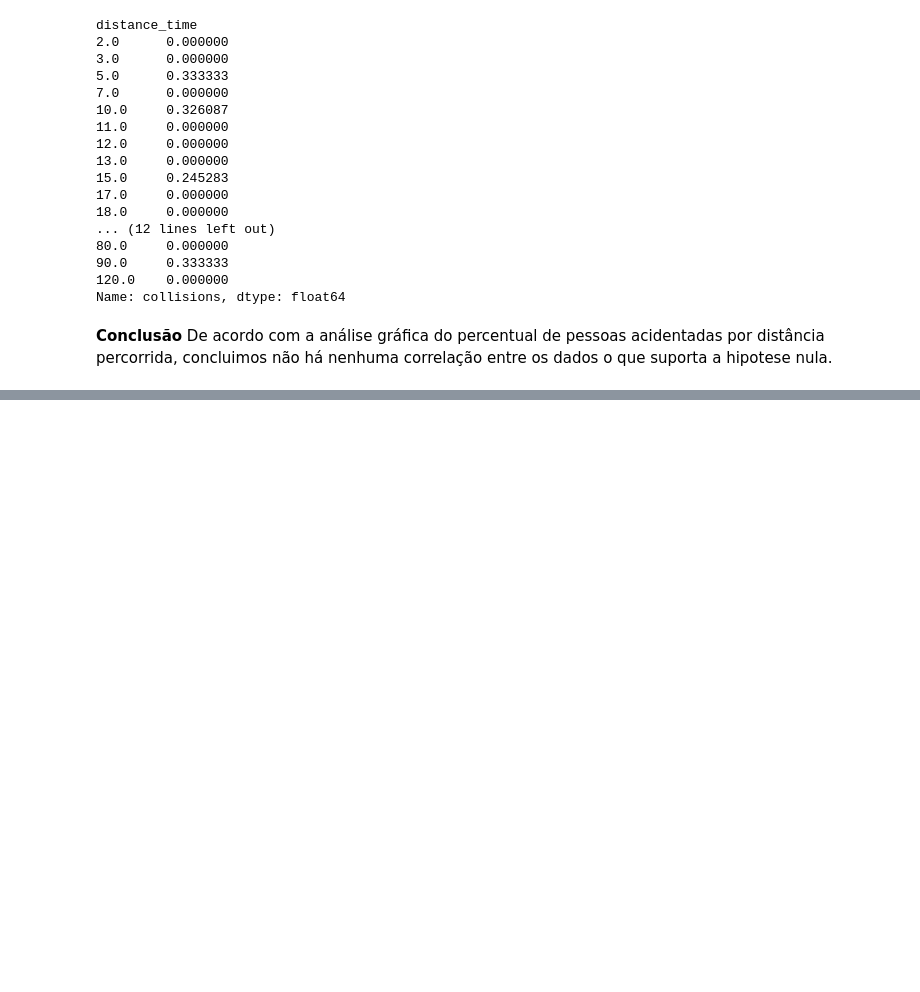
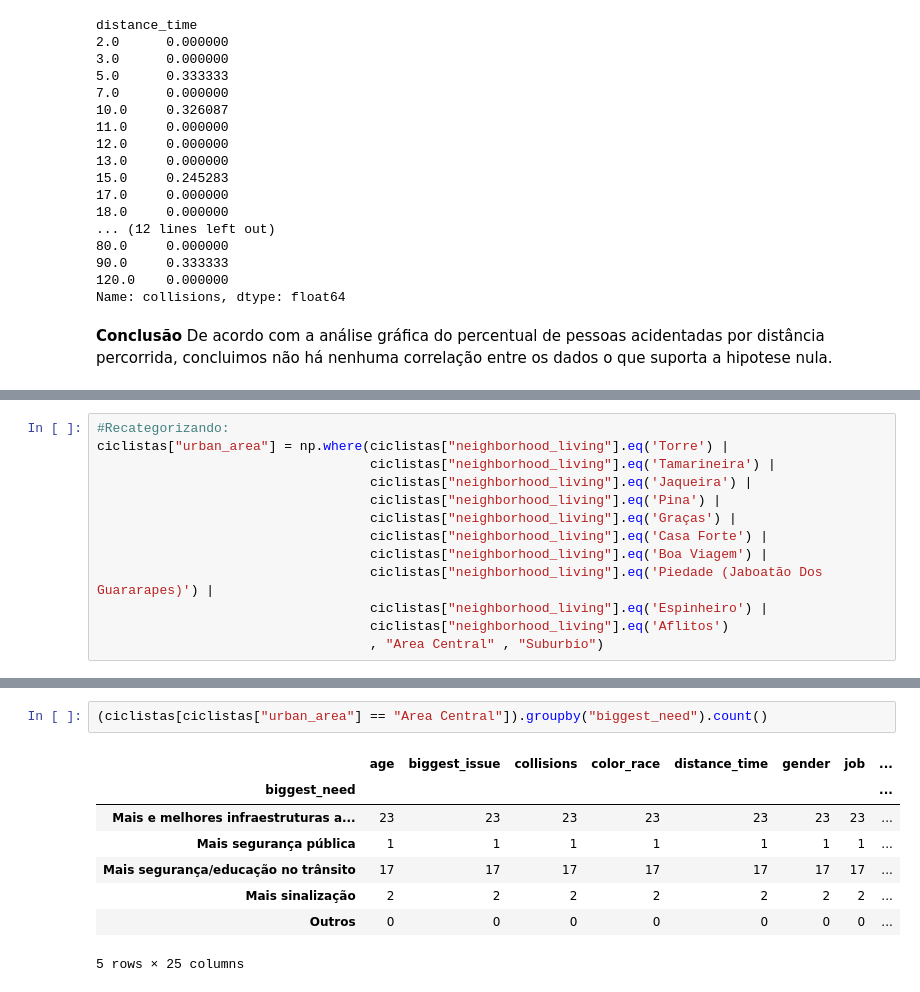
Before and after one commit to pedrocostab/Data_Science_Ciclistas, a Jupyter notebook: Projeto_1_Ciência_de_Dados.ipynb, the cells around one changed output, grey strips where cells are left out. Saved outputs shown, nothing was run; the diff lists cells and outputs as text; blank space fills up the shorter version.

```diff
--- a/Projeto_1_Ciência_de_Dados.ipynb
+++ b/Projeto_1_Ciência_de_Dados.ipynb
@@ -1169,0 +1135,13 @@ ciclistas[ciclistas["gender"]=="Masculino"].groupby(["biggest_need"]).count()
+# %%
+#Recategorizando:
+ciclistas["urban_area"] = np.where(ciclistas["neighborhood_living"].eq('Torre') |
+                                   ciclistas["neighborhood_living"].eq('Tamarineira') |
+                                   ciclistas["neighborhood_living"].eq('Jaqueira') |
+                                   ciclistas["neighborhood_living"].eq('Pina') |
+                                   ciclistas["neighborhood_living"].eq('Graças') |
+                                   ciclistas["neighborhood_living"].eq('Casa Forte') |
+                                   ciclistas["neighborhood_living"].eq('Boa Viagem') |
+                                   ciclistas["neighborhood_living"].eq('Piedade (Jaboatão Dos Guararapes)') |
+                                   ciclistas["neighborhood_living"].eq('Espinheiro') |
+                                   ciclistas["neighborhood_living"].eq('Aflitos')
+                                   , "Area Central" , "Suburbio")
@@ -1169,0 +1156,11 @@ ciclistas[ciclistas["gender"]=="Masculino"].groupby(["biggest_need"]).count()
+# %%
+(ciclistas[ciclistas["urban_area"] == "Area Central"]).groupby("biggest_need").count()
+# %% [output]
+|  | age | biggest_issue | collisions | color_race | distance_time | gender | job | ... |
+| biggest_need |  |  |  |  |  |  |  | ... |
+| Mais e melhores infraestruturas a... | 23 | 23 | 23 | 23 | 23 | 23 | 23 | ... |
+| Mais segurança pública | 1 | 1 | 1 | 1 | 1 | 1 | 1 | ... |
+| Mais segurança/educação no trânsito | 17 | 17 | 17 | 17 | 17 | 17 | 17 | ... |
+| Mais sinalização | 2 | 2 | 2 | 2 | 2 | 2 | 2 | ... |
+| Outros | 0 | 0 | 0 | 0 | 0 | 0 | 0 | ... |
+5 rows × 25 columns
```
Also changed, not shown: parts of 17 cells of this notebook.
